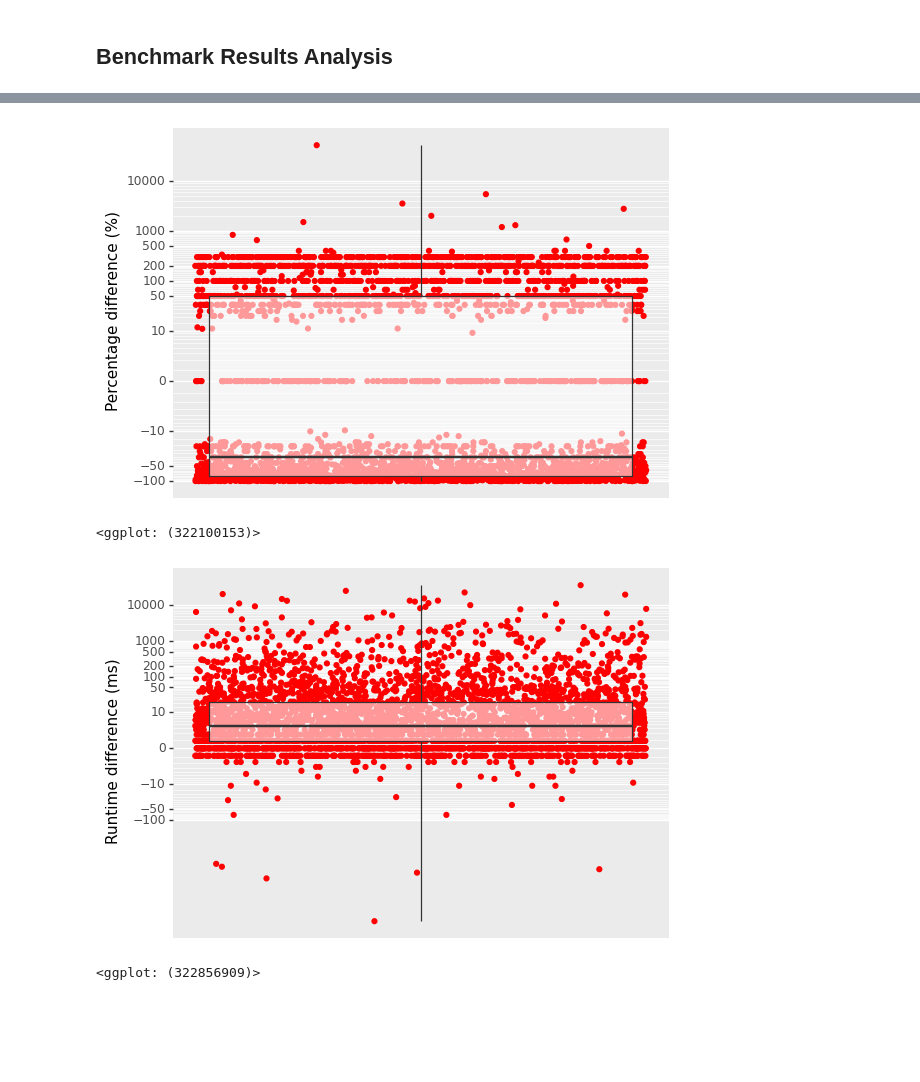
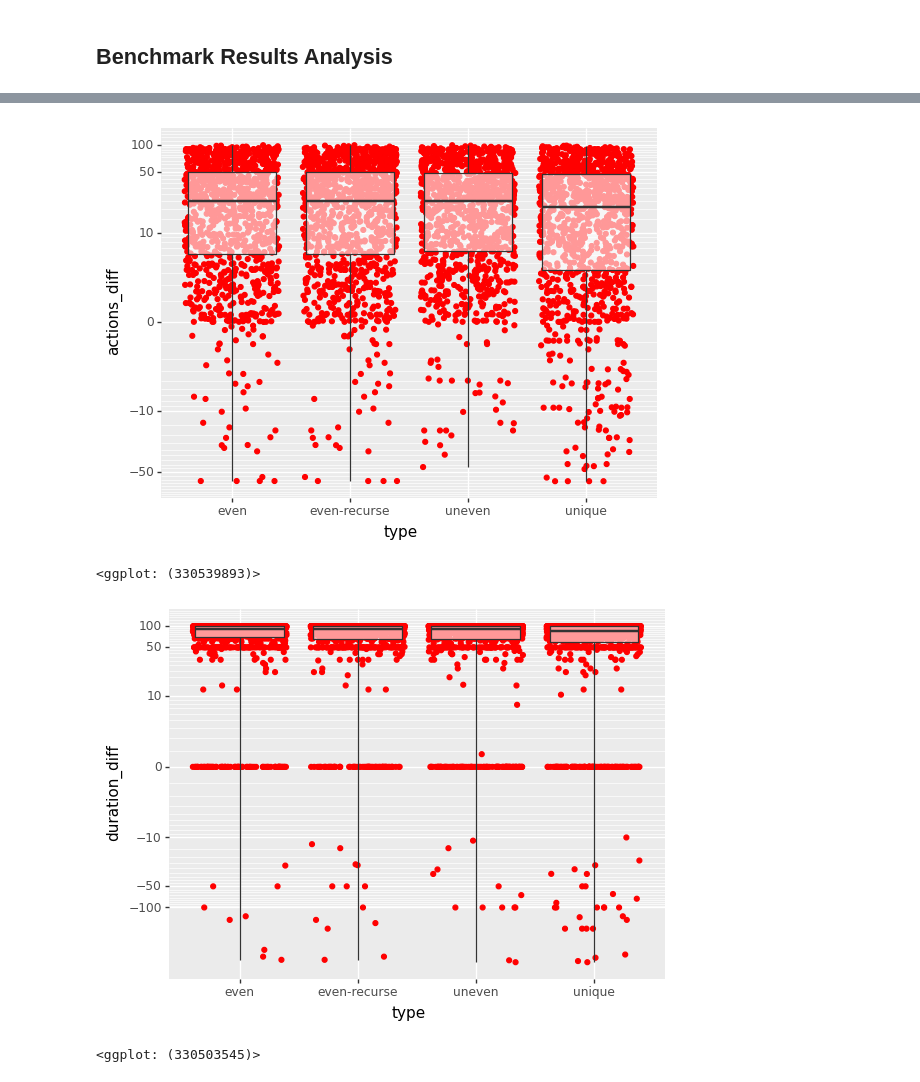
Before and after one commit to labri-progress/cidiff, a Jupyter notebook: python/analysis.ipynb, the cells around one changed output, grey strips where cells are left out. Drawn from its saved outputs; the diff is of its cells as text; code cells hidden in the pictures; blank space fills up the shorter version.

Commit message:
feat: analysis notebook compatible with multiple variants.

```diff
--- a/python/analysis.ipynb
+++ b/python/analysis.ipynb
@@ -13,7 +13,7 @@ pd.set_option('display.max_rows', None)  # or 1000
 pd.set_option('display.max_colwidth', None)  # or 199
 # %%
 DATASET_FILE = "../build/reports/dataset.csv"
-BENCHMARK_FILE = "../build/reports/florent.csv"
+BENCHMARK_FILE = "../build/reports/benchmark-variant.csv"
 # %% [markdown]
 ## Dataset Analysis
 # %%
@@ -84,7 +84,7 @@ pn.ggplot(dataset, pn.aes(x="total_size")) + pn.geom_histogram() + pn.scale_x_lo
 ## Benchmark Results Analysis
 # %%
 data = pd.read_csv(BENCHMARK_FILE, sep=',')
-data = data.loc[data['type'].isin(["lcs", "seed"])]
+data["adddel"] = data["added"] + data["deleted"]
 data.head()
 # %% [output]
 |  | directory | type | duration | lines-left | lines-right | actions | added | deleted | updated | ... |
@@ -95,0 +96,11 @@ data.head()
+# %%
+ref_data = data[data["type"] == "lcs"][["directory", "duration", "actions", "adddel"]]
+
+variant_data = data[~data["type"].isin(["lcs"])]
+merged_data = variant_data.merge(ref_data, left_on="directory", right_on="directory", how="left", suffixes=["", "_lcs"])
+
+merged_data["duration_diff"] = 100 * (merged_data["duration_lcs"] - merged_data["duration"] + 1) / (merged_data["duration_lcs"] + 1)
+merged_data["actions_diff"] = 100 * (merged_data["actions_lcs"] - merged_data["actions"]) / merged_data["actions"]
+merged_data["adddel_diff"] = 100 * (merged_data["adddel_lcs"] - merged_data["adddel"]) / merged_data["adddel"]
+
+merged_data.head()
@@ -96,20 +124,10 @@ data.head()
 # %%
-lcs_durations = data.loc[data['type'] == 'lcs']["duration"].to_list()
-seed_even_durations = data.loc[data['type'] == 'seed']["duration"].to_list()
-durations_diffs_list = [((row[1] + 1 - row[0] + 1) / (row[0] + 1)) * 100 for row in zip(lcs_durations, seed_even_durations)]
-durations_diffs = pd.DataFrame({'difference': durations_diffs_list})
-durations_diffs.head()
-pn.ggplot(durations_diffs, pn.aes(x=1, y="difference")) + pn.geom_jitter(color="red") + pn.geom_boxplot(coef=1000000, alpha=0.6) + pn.scale_y_continuous(trans=tr.pseudo_log_trans(base=10), breaks = [-100, -50, -10, 0, 10, 50, 100, 200, 500, 1000, 10000]) + pn.scale_x_continuous(breaks= []) + pn.xlab("") + pn.ylab("Percentage difference (%)")
+pn.ggplot(merged_data, pn.aes(x="type", y="actions_diff")) + pn.geom_jitter(color="red") + pn.geom_boxplot(coef=1000000, alpha=0.6) + pn.scale_y_continuous(trans=tr.pseudo_log_trans(base=10), breaks = [-100, -50, -10, 0, 10, 50, 100, 200, 500, 1000, 10000])
 # %% [output]
-[figure, old version]
+[figure, new version]
-<ggplot: (322100153)>
+<ggplot: (330539893)>
 # %%
-lcs_durations = data.loc[data['type'] == 'lcs']["duration"].to_list()
-seed_even_durations = data.loc[data['type'] == 'seed']["duration"].to_list()
-durations_diffs_list = [row[0] - row[1] for row in zip(lcs_durations, seed_even_durations)]
-durations_diffs = pd.DataFrame({'difference': durations_diffs_list})
-durations_diffs.head()
-pn.ggplot(durations_diffs, pn.aes(x=1, y="difference")) + pn.geom_jitter(color="red") + pn.geom_boxplot(coef=1000000, alpha=0.6) + pn.scale_y_continuous(trans=tr.pseudo_log_trans(base=10), breaks = [-100, -50, -10, 0, 10, 50, 100, 200, 500, 1000, 10000]) + pn.scale_x_continuous(breaks= []) + pn.xlab("") + pn.ylab("Runtime difference (ms)")
+pn.ggplot(merged_data, pn.aes(x="type", y="duration_diff")) + pn.geom_jitter(color="red") + pn.geom_boxplot(coef=1000000, alpha=0.6) + pn.scale_y_continuous(trans=tr.pseudo_log_trans(base=10), breaks = [-100, -50, -10, 0, 10, 50, 100, 200, 500, 1000, 10000])
 # %% [output]
-[figure, old version]
+[figure, new version]
-<ggplot: (322856909)>
+<ggplot: (330503545)>
```
Also changed, not shown: parts of 19 cells of this notebook.
